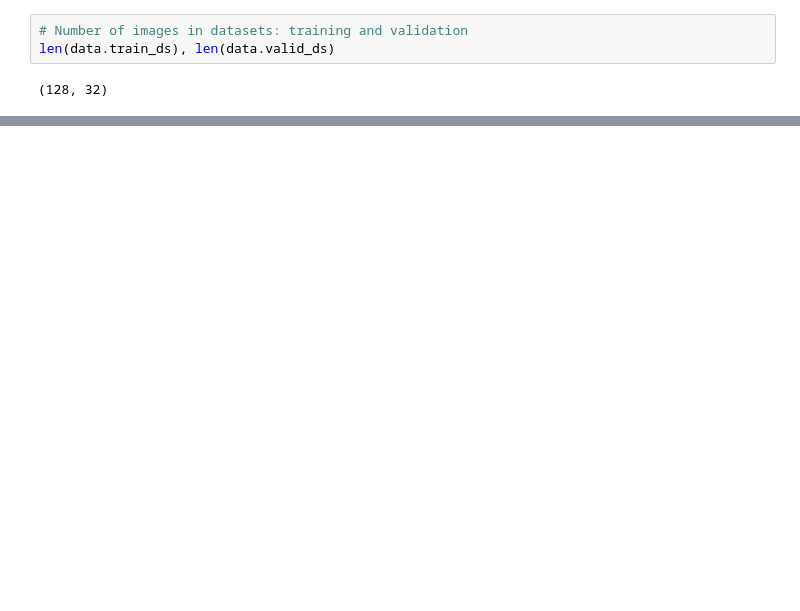
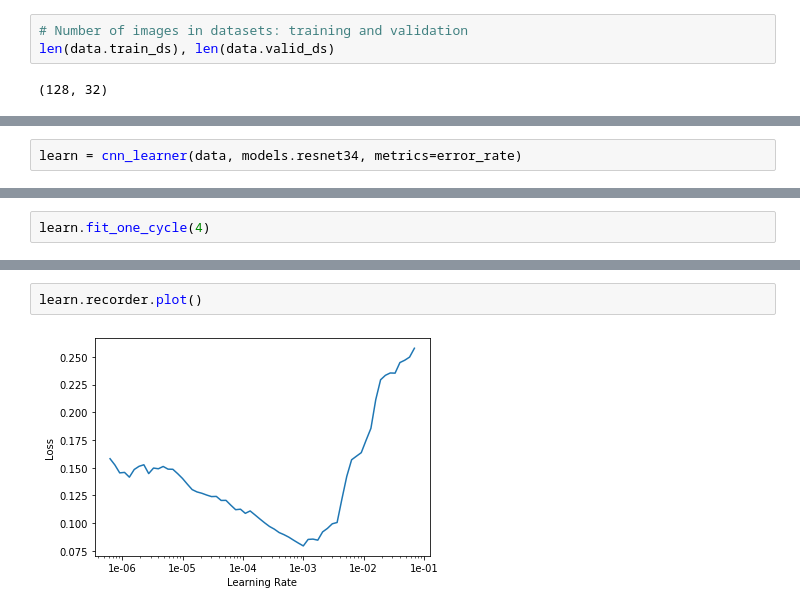
Before and after one commit to enovid/image-classification, a Jupyter notebook: classifier.ipynb, the cells around one changed output, grey strips where cells are left out. Saved outputs shown, nothing was run; the diff lists cells and outputs as text; blank space fills up the shorter version.

```diff
--- a/classifier.ipynb
+++ b/classifier.ipynb
@@ -61,0 +73,2 @@ len(data.train_ds), len(data.valid_ds)
+# %%
+learn = cnn_learner(data, models.resnet34, metrics=error_rate)
@@ -61,0 +77,2 @@ len(data.train_ds), len(data.valid_ds)
+# %%
+learn.fit_one_cycle(4)
@@ -61,0 +112,4 @@ len(data.train_ds), len(data.valid_ds)
+# %%
+learn.recorder.plot()
+# %% [output]
+[figure, added]
```
Also changed, not shown: parts of 22 cells of this notebook, 2 other files.
